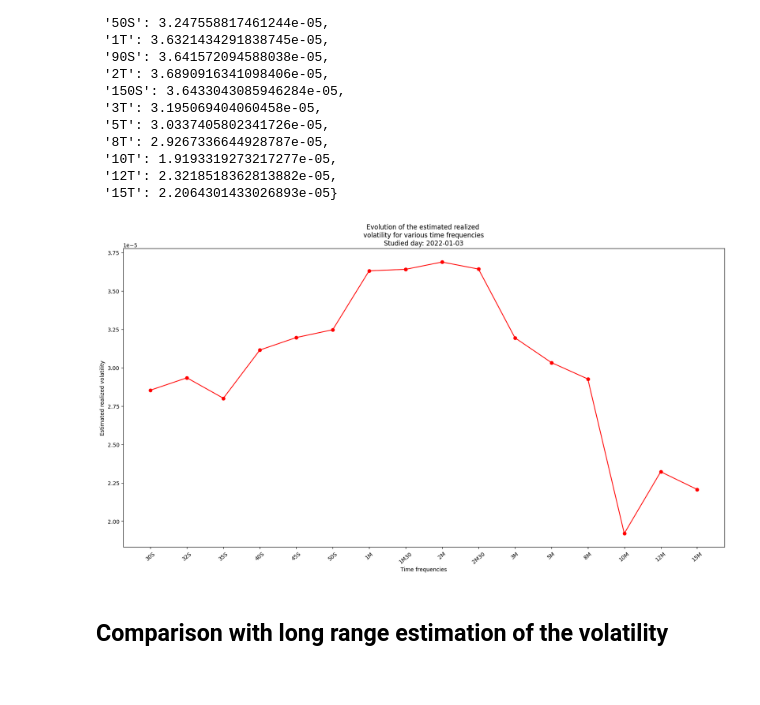
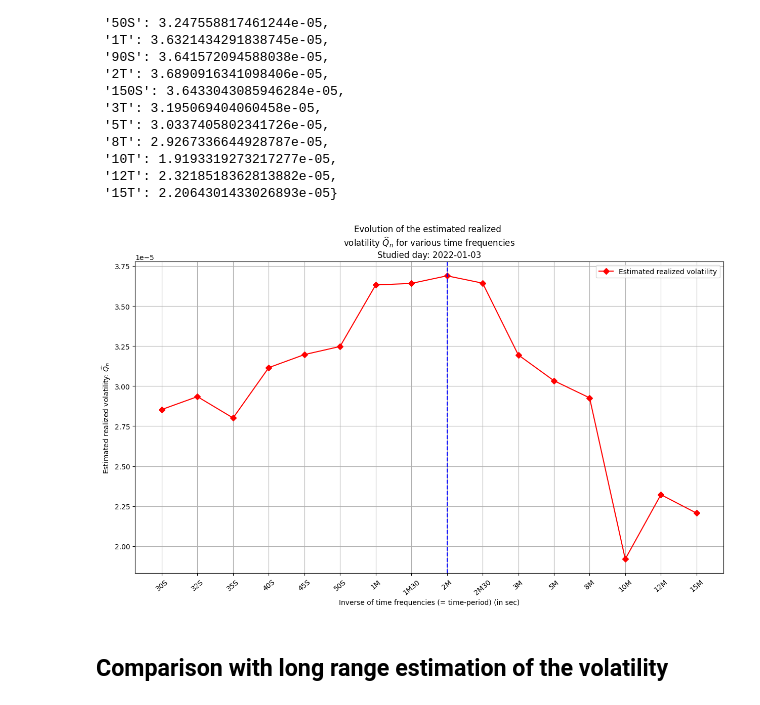
Before and after one commit to lcsrodriguez/HFT-IntradayVol-Estimation, a Jupyter notebook: main.ipynb, the cells around one changed output. Drawn from its saved outputs; the diff is of its cells as text; code cells hidden in the pictures.

Commit message:
Updating float numbers on export LaTeX + updating first figure

```diff
--- a/main.ipynb
+++ b/main.ipynb
@@ -389,13 +389,16 @@ REALIZED_VOL
  '15T': 2.2064301433026893e-05}
 # %%
 REALIZED_VOL2 = pd.Series(REALIZED_VOL)
-plt.figure(figsize=(20, 10))
-REALIZED_VOL2.plot(rot=40, marker='o', color="red")
+plt.figure(figsize=(15, 8))
+REALIZED_VOL2.plot(rot=40, marker='D', color="red", label="Estimated realized volatility")
 _ = plt.xticks(list(range(len(OBSERVATION_FREQS))), REAL_NAMES)
-_ = plt.title(f"Evolution of the estimated realized \nvolatility for various time frequencies\nStudied day: {FIXED_DAY}")
-_ = plt.xlabel("Time frequencies")
-_ = plt.ylabel("Estimated realized volatility")
+_ = plt.title(f"Evolution of the estimated realized \n" + r"volatility $\widehat{Q}_n$ for various time frequencies" + f"\nStudied day: {FIXED_DAY}")
+_ = plt.xlabel("Inverse of time frequencies (= time-period) (in sec)")
+_ = plt.ylabel(r"Estimated realized volatility: $\widehat{Q}_n$")
+_ = plt.legend()
+plt.grid()
+_ = plt.axvline(x = 8, ls="--", color="b")
 # %% [output]
-[figure, old version]
+[figure, new version]
 # %%
 # Saving results to disk for the report
```
Also changed, not shown: parts of 20 cells of this notebook.
